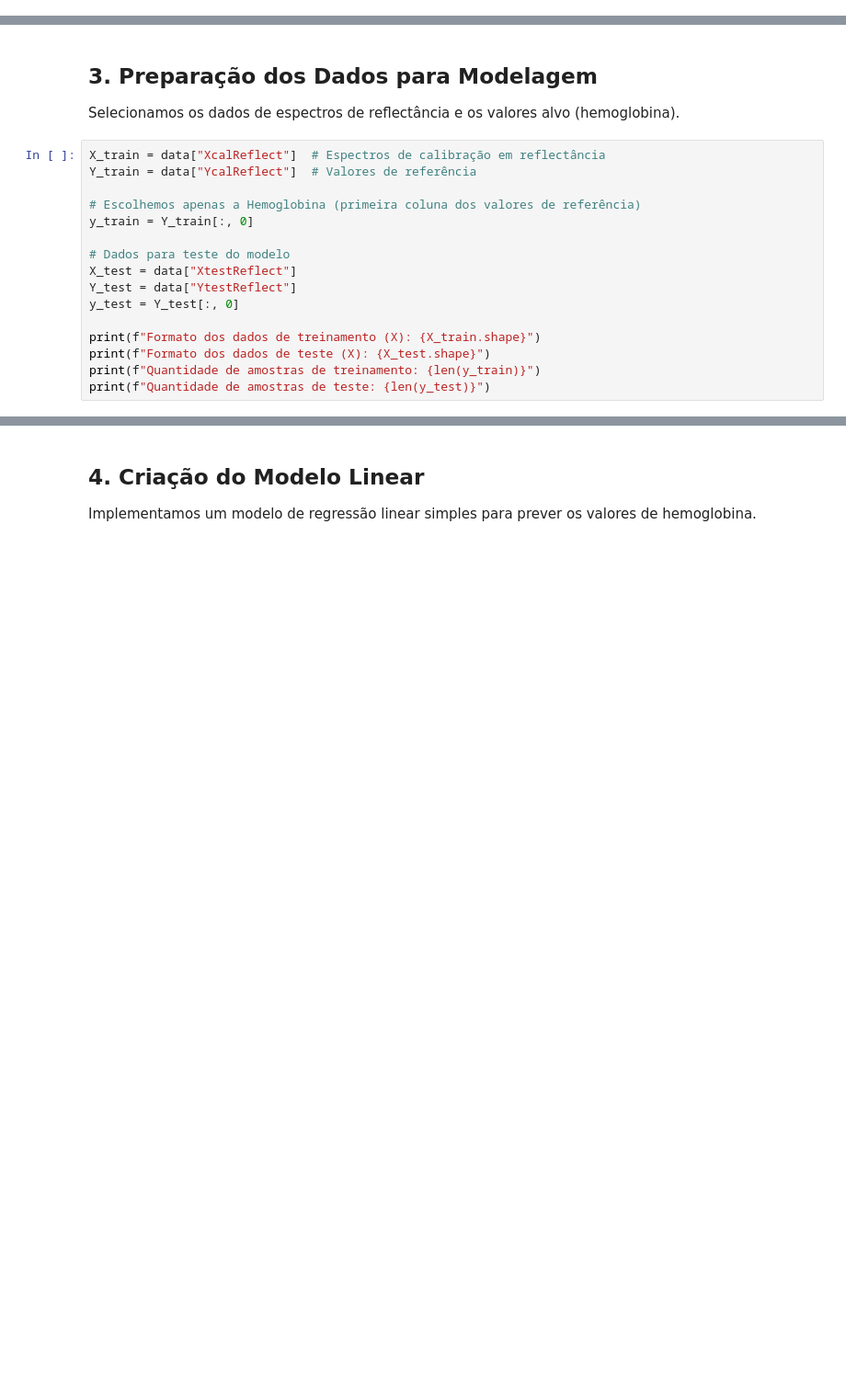
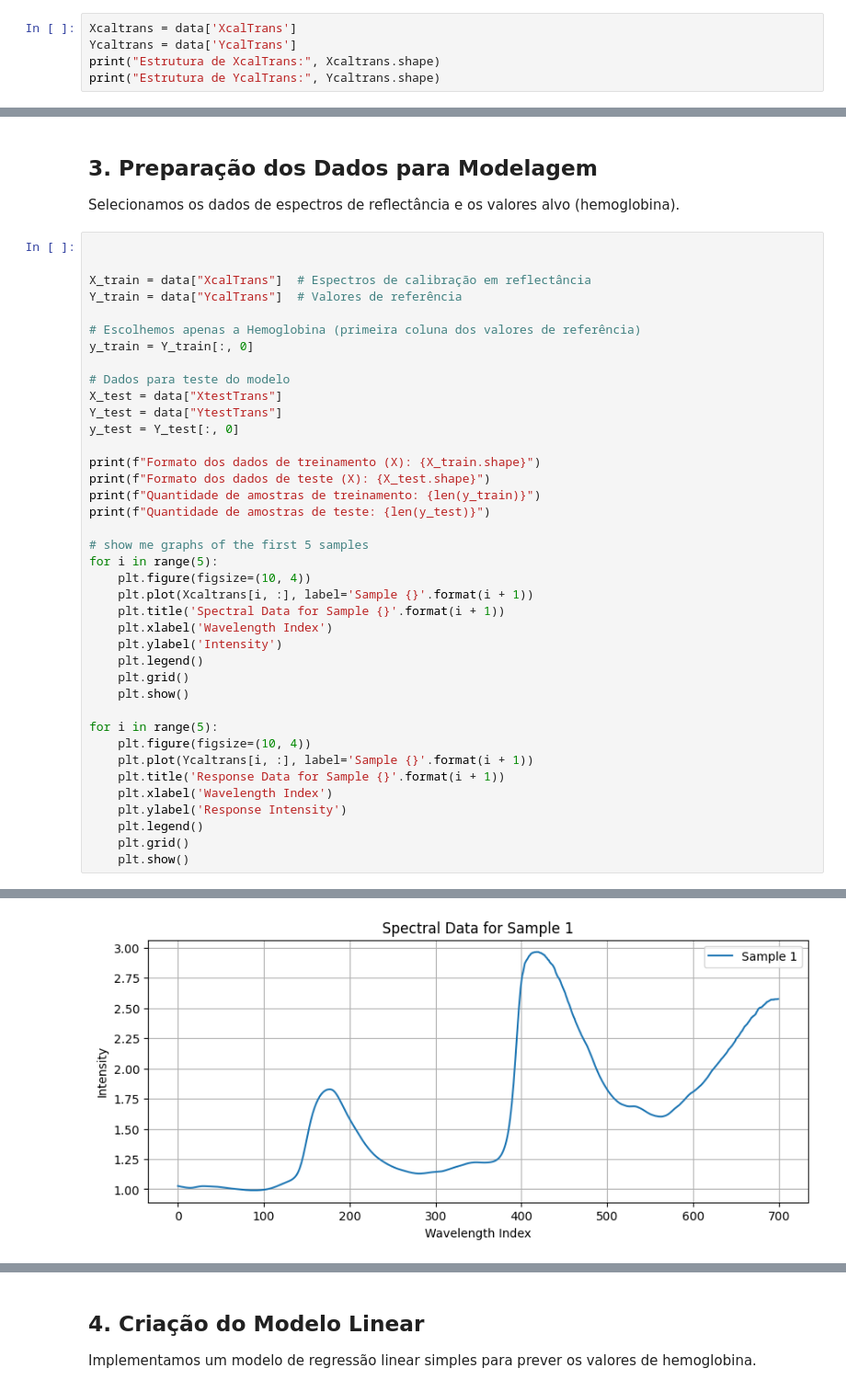
Before and after one commit to josericardo-fo/heuristics, a Jupyter notebook: trabalho_final/Exploração_Trabalho_Final.ipynb, the cells around one changed output, grey strips where cells are left out. Shown at 92% size. Cells and saved outputs as stored; diff of their text form; blank space fills up the shorter version.

```diff
--- a/trabalho_final/Exploração_Trabalho_Final.ipynb
+++ b/trabalho_final/Exploração_Trabalho_Final.ipynb
@@ -34,3 +36,8 @@ data.keys()
 # %% [output]
 Chaves disponíveis no arquivo de dados:
 dict_keys(['__header__', '__version__', '__globals__', 'WLaxis', 'XcalReflect', 'XcalTrans', 'XstdReflect', 'XstdTrans', 'XtestReflect', 'XtestTrans', 'XvalReflect', 'XvalTrans', 'YcalReflect', 'YcalT ...
+# %%
+Xcaltrans = data['XcalTrans']
+Ycaltrans = data['YcalTrans']
+print("Estrutura de XcalTrans:", Xcaltrans.shape)
+print("Estrutura de YcalTrans:", Ycaltrans.shape)
@@ -39,19 +49,42 @@ dict_keys(['__header__', '__version__', '__globals__', 'WLaxis', 'XcalReflect',
 
 Selecionamos os dados de espectros de reflectância e os valores alvo (hemoglobina).
 # %%
-X_train = data["XcalReflect"]  # Espectros de calibração em reflectância
-Y_train = data["YcalReflect"]  # Valores de referência
+
+
+X_train = data["XcalTrans"]  # Espectros de calibração em reflectância
+Y_train = data["YcalTrans"]  # Valores de referência
 
 # Escolhemos apenas a Hemoglobina (primeira coluna dos valores de referência)
 y_train = Y_train[:, 0]
 
 # Dados para teste do modelo
-X_test = data["XtestReflect"]
-Y_test = data["YtestReflect"]
+X_test = data["XtestTrans"]
+Y_test = data["YtestTrans"]
 y_test = Y_test[:, 0]
 
 print(f"Formato dos dados de treinamento (X): {X_train.shape}")
 print(f"Formato dos dados de teste (X): {X_test.shape}")
 print(f"Quantidade de amostras de treinamento: {len(y_train)}")
 print(f"Quantidade de amostras de teste: {len(y_test)}")
+
+# show me graphs of the first 5 samples
+for i in range(5):
+    plt.figure(figsize=(10, 4))
+    plt.plot(Xcaltrans[i, :], label='Sample {}'.format(i + 1))
+    plt.title('Spectral Data for Sample {}'.format(i + 1))
+    plt.xlabel('Wavelength Index')
+    plt.ylabel('Intensity')
+    plt.legend()
+    plt.grid()
+    plt.show()
+
+for i in range(5):
+    plt.figure(figsize=(10, 4))
+    plt.plot(Ycaltrans[i, :], label='Sample {}'.format(i + 1))
+    plt.title('Response Data for Sample {}'.format(i + 1))
+    plt.xlabel('Wavelength Index')
+    plt.ylabel('Response Intensity')
+    plt.legend()
+    plt.grid()
+    plt.show()
 # %% [output]
@@ -61,0 +95 @@ Quantidade de amostras de teste: 194
+[figure, added]
```
Also changed, not shown: parts of 7 cells of this notebook, 3 other files.
